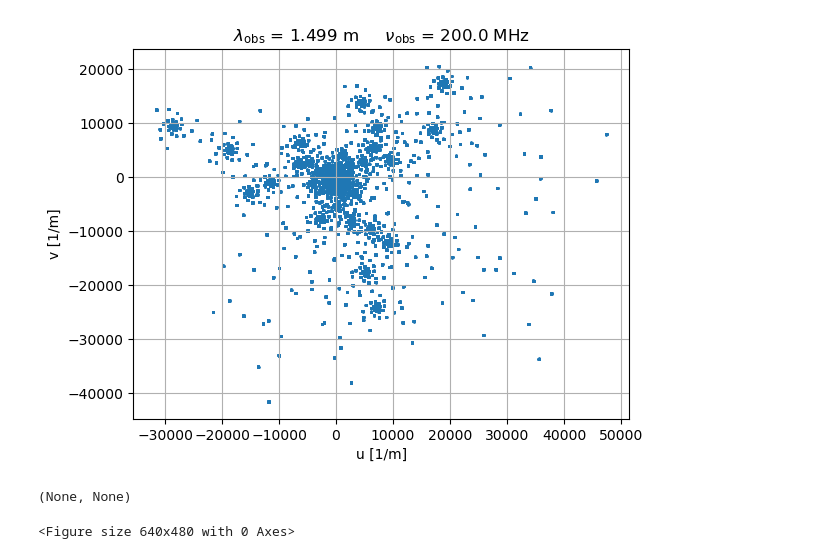
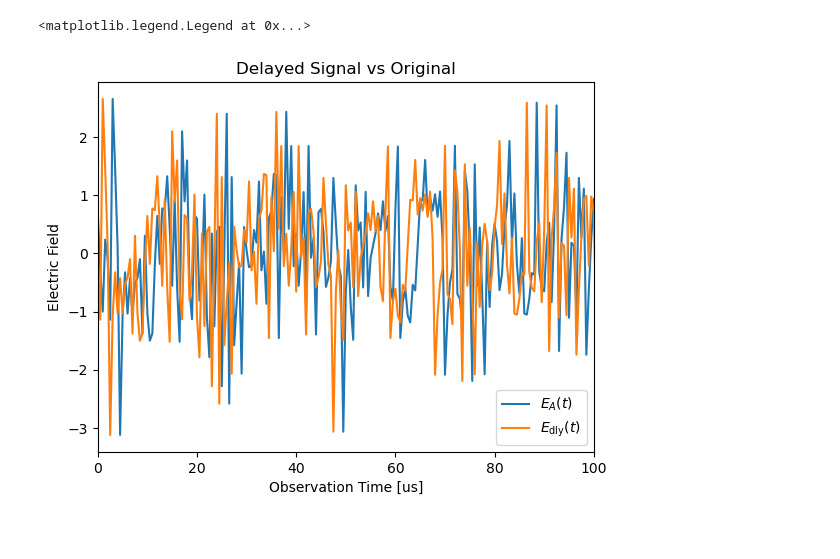
Before and after one commit to anawas/tutorial_interferometry, a Jupyter notebook: 2_two_antennas.ipynb, the cells around one changed output. Cells and saved outputs as stored; diff of their text form; code cells hidden in the pictures; blank space fills up the shorter version.

```diff
--- a/2_two_antennas.ipynb
+++ b/2_two_antennas.ipynb
@@ -294,10 +41,23 @@ baselines /= u.m
-# %%
-# Plot the baselines in the uv-plane
-plt.title(r'$\lambda_{\rm obs}$ = %.3f %s     $\nu_{\rm obs}$ = %.1f %s' %(lam.value, lam.unit, freq.value, freq.unit))
-plt.scatter(baselines[:,0], baselines[:,1], s=1, color='tab:blue')
-plt.grid(), plt.xlabel('u [1/m]'), plt.ylabel('v [1/m]')
-plt.show(), plt.clf()
-# %% [output]
-[figure, removed]
-(None, None)
-<Figure size 640x480 with 0 Axes>
+# %%
+np.random.seed(2023)
+
+SIZE = 1000
+freq_obs = 2. * u.MHz
+
+t = np.arange(SIZE) / freq_obs
+
+fqs = np.fft.fftfreq(t.size, np.diff(t.value)[0]) *u.MHz # in MHz (same unit as t)
+tau = 2 * u.us
+
+el = np.random.normal(size=SIZE)
+el_dly = np.fft.ifft(np.fft.fft(el) * np.exp(2j*np.pi*tau*fqs))
+
+plt.plot(t, el, label=r"$E_A(t)$")
+plt.plot(t , el_dly, label=r"$E_{\rm dly}(t)$")
+plt.title("Delayed Signal vs Original")
+plt.xlabel('Observation Time [%s]' %t.to('us').unit), plt.ylabel('Electric Field')
+plt.xlim(0, 100)
+plt.legend()
+# %% [output]
+<matplotlib.legend.Legend at 0x...>
+[figure, added]
```
Also changed, not shown: parts of 30 cells of this notebook, 3 other files.
